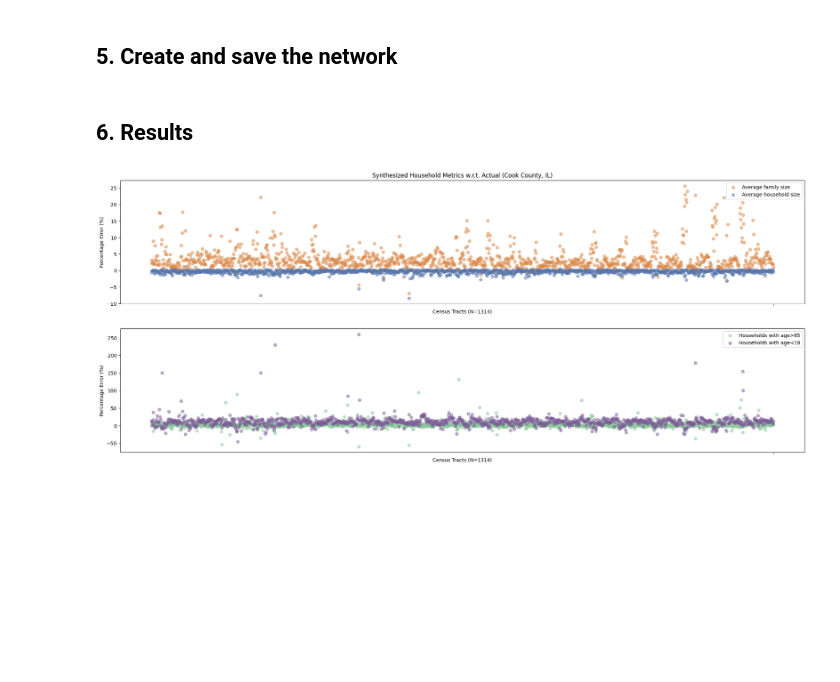
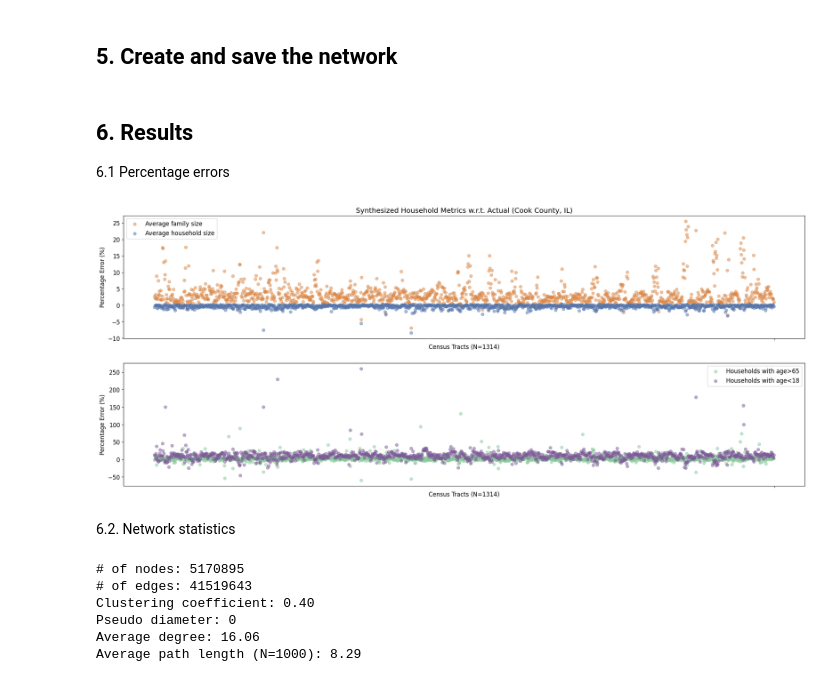
Before and after one commit to behnamnkp/TranEpiSim, a Jupyter notebook: src/synthetic_human_contact_network.ipynb, the cells around one changed output. Saved outputs shown, nothing was run; the diff lists cells and outputs as text; code cells hidden in the pictures; blank space fills up the shorter version.

Commit message:
Network stats

```diff
--- a/src/synthetic_human_contact_network.ipynb
+++ b/src/synthetic_human_contact_network.ipynb
@@ -230,25 +231,45 @@ work_school = nx.Graph([(u,v) for u,v,d in g.edges(data=True) if d['etype'] in [
 nx.write_gml(work_school,'work_school_contact_network.gml')
 # %% [markdown]
 ## 6. Results
+
+6.1 Percentage errors
 # %%
 with open('output/errors.pkl', 'rb') as f:
     errors = pd.concat(pickle.load(f),axis=1).T
 
+plt.rcParams.update({'font.size': 12})
 f, (ax1, ax2) = plt.subplots(2, 1, figsize=(25, 10))
 
 ax1.scatter(errors.index, errors[['avg_family']], alpha=0.5, color = '#db8644')
 ax1.scatter(errors.index, errors[['avg_hh']], alpha=0.5, color = '#5575ab',)
 ax1.set(xticklabels='', xticks='', xlabel='Census Tracts (N=1314)',ylabel='Percentage Error (%)',
         title='Synthesized Household Metrics w.r.t. Actual (Cook County, IL)')
 ax1.legend(labels=['Average family size', 'Average household size'])
 
 ax2.scatter(errors.index, errors[['senior_hh']], alpha=0.5, color = '#88c999',)
 ax2.scatter(errors.index, errors[['minor_hh']], alpha=0.5, color = '#7b5a96',)
 ax2.set(xticklabels='', xticks='', xlabel='Census Tracts (N=1314)',ylabel='Percentage Error (%)')
 ax2.legend(labels=['Households with age>65', 'Households with age<18'])
+plt.savefig("plot/Percentage_errors.png")
 plt.show(block=False)
 # %% [output]
-[figure, old version]
+[figure, new version]
+# %% [markdown]
+6.2. Network statistics
 # %%
 G = load_graph('output/contact_network.gml')
 G.set_directed(False)
+# %%
+print('# of nodes: {}\n# of edges: {}'.format(G.num_vertices(),G.num_edges()))
+print('Clustering coefficient: {:.2f}'.format(gt.clustering.global_clustering(G)[0]))
+print('Pseudo diameter: {}'.format(int(gt.topology.pseudo_diameter(G)[0])))
+print('Average degree: {:.2f}'.format(gt.stats.vertex_average(G, 'total')[0]))
+counts,bins = gt.stats.distance_histogram(G,samples=1000)
+print('Average path length (N=1000): {:.2f}'.format((counts*bins[:-1]).sum()/counts.sum()))
+# %% [output]
+# of nodes: 5170895
+# of edges: 41519643
+Clustering coefficient: 0.40
+Pseudo diameter: 0
+Average degree: 16.06
+Average path length (N=1000): 8.29
```
Also changed, not shown: parts of 1 cell of this notebook, 1 other file.
